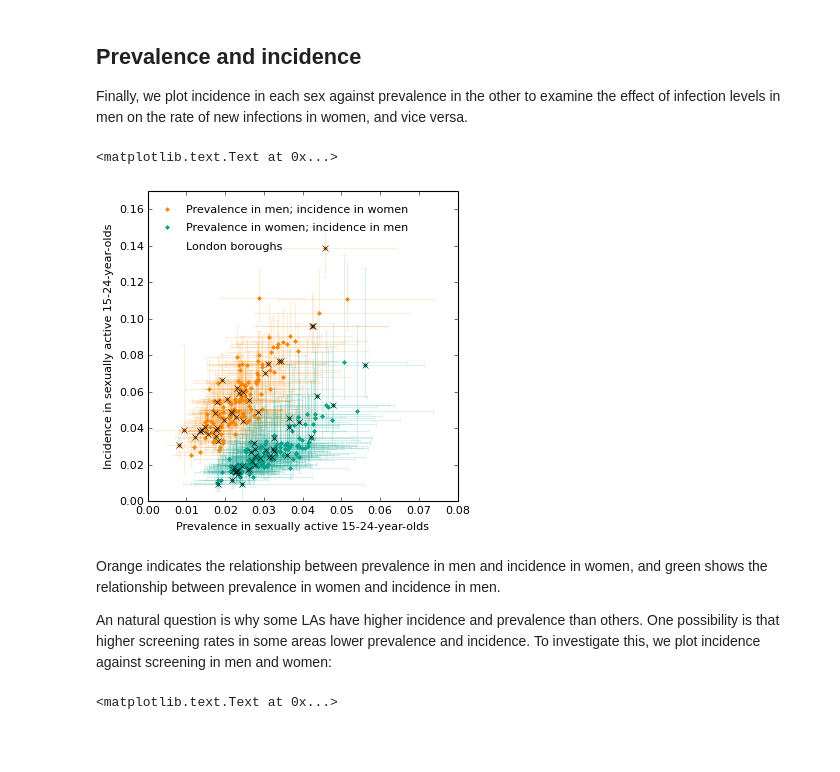
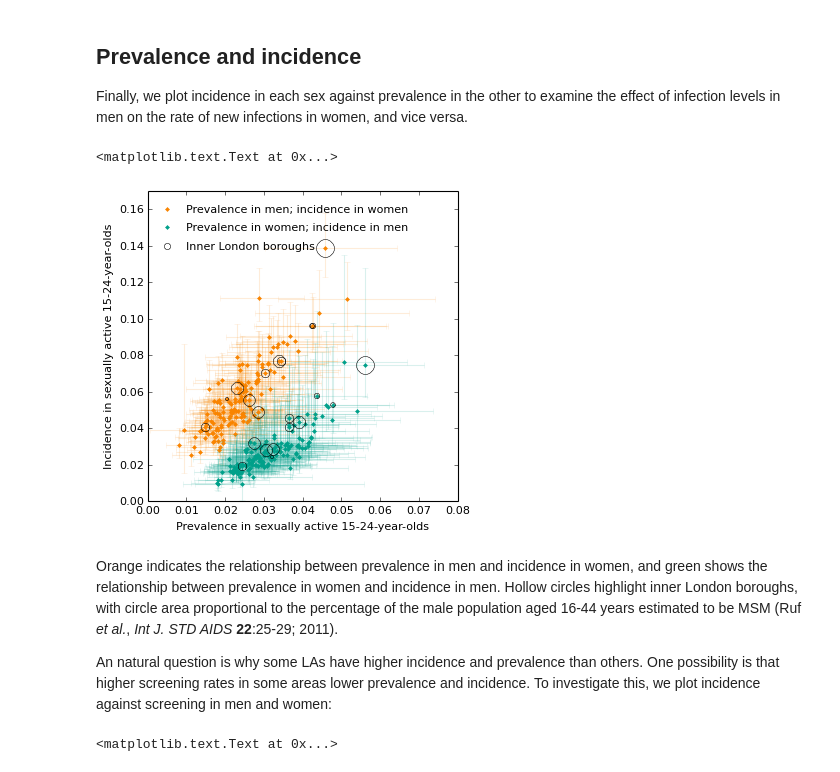
Before and after one commit to joanna-lewis/ct_surveillance, a Jupyter notebook: local_authorities/local_authorities.ipynb, the cells around one changed output. Saved outputs shown, nothing was run; the diff lists cells and outputs as text; code cells hidden in the pictures; blank space fills up the shorter version.

Commit message:
Added markers for proportion MSM in inner London boroughs to incidence/prevalence plot.

```diff
--- a/local_authorities/local_authorities.ipynb
+++ b/local_authorities/local_authorities.ipynb
@@ -882,37 +882,52 @@ Finally, we plot incidence in each sex against prevalence in the other to examin
 # %%
 # Figure 10
 #plt.rc("savefig", dpi=2300) # for high-resolution version
 plt.rc("savefig", dpi=80)
 
 fig = plt.figure(figsize = (5,5), dpi=2300)
 ax1 = fig.add_subplot(111)
 
 # add to plot
 ax1.plot(percentile(prev_m_la, 50, 0), percentile(inc_f_la, 50, 0), '.', color='#F98400')
 ax1.plot(percentile(prev_f_la, 50, 0), percentile(inc_m_la, 50, 0), '.', color='#00A08A')
 plt_ppc(ax1, prev_m_la, inc_f_la, 0, 95, '#F98400', alpha=0.15)
 plt_ppc(ax1, prev_f_la, inc_m_la, 0, 95, '#00A08A', alpha=0.15)
 
-interest = where((alldata.phec == 'London'))
-ax1.plot(percentile(prev_m_la[:,interest], 50, 0)[0], percentile(inc_f_la[:,interest], 50, 0)[0],'xk')
-ax1.plot(percentile(prev_f_la[:,interest], 50, 0)[0], percentile(inc_m_la[:,interest], 50, 0)[0],'xk')
+# add inner London boroughs
+inn_london_names = ['Lambeth', 'Southwark', 'Lewisham', 'Camden', 'Islington', 'Tower Hamlets',
+                    'Hackney', 'Haringey', 'Newham', 'Westminster' 'Kensington and Chelsea',
+                    'Hammersmith and Fulham', 'Wandsworth']
+inn_london_prop_msm = [15.6, 11.1, 4.9, 11.2, 10.8, 7.7, 7.6, 4.3, 2.9, 9.8, 10.7, 7.5, 4.2]
+for i in xrange(len(inn_london_names)):
+        interest = where((alldata.la == inn_london_names[i]))
+        ax1.plot(percentile(prev_m_la[:,interest], 50, 0)[0],
+                 percentile(inc_f_la[:,interest], 50, 0)[0],
+                 'o', markerfacecolor='None', c='k',
+                 markersize = inn_london_prop_msm[i]
+                 )
+        ax1.plot(percentile(prev_f_la[:,interest], 50, 0)[0],
+                 percentile(inc_m_la[:,interest], 50, 0)[0],
+                 'o', markerfacecolor='None', c='k',
+                 markersize = inn_london_prop_msm[i]
+                 )
+
 
 ax1.set_xlim([0,0.08]); ax1.set_ylim([0,0.17])
 
 ax1.set_xlabel('Prevalence in sexually active 15-24-year-olds');
 ax1.set_ylabel('Incidence in sexually active 15-24-year-olds');
 
 ax1.plot(0.005, 0.16, '.', c='#F98400')
 ax1.text(0.01, 0.16, 'Prevalence in men; incidence in women', va='center')
 ax1.plot(0.005, 0.15, '.', c='#00A08A')
 ax1.text(0.01, 0.15, 'Prevalence in women; incidence in men', va='center')
-# ax1.plot(0.005, 0.14, 'x', c='k') # this line can be used to add 'x' markers for the London Boroughs
-ax1.text(0.01, 0.14, 'London boroughs', va='center')
+ax1.plot(0.005, 0.14, 'o', markerfacecolor='None', c='k') # this line can be used to add 'x' markers for the London Boroughs
+ax1.text(0.01, 0.14, 'Inner London boroughs', va='center')
 # %% [output]
 <matplotlib.text.Text at 0x...>
-[figure, old version]
+[figure, new version]
 # %% [markdown]
-Orange indicates the relationship between prevalence in men and incidence in women, and green shows the relationship between prevalence in women and incidence in men.
+Orange indicates the relationship between prevalence in men and incidence in women, and green shows the relationship between prevalence in women and incidence in men. Hollow circles highlight inner London boroughs, with circle area proportional to the percentage of the male population aged 16-44 years estimated to be MSM (Ruf _et al._, _Int J. STD AIDS_ **22**:25-29; 2011).
 
 An natural question is why some LAs have higher incidence and prevalence than others. One possibility is that higher screening rates in some areas lower prevalence and incidence. To investigate this, we plot incidence against screening in men and women:
 # %%
```
Also changed, not shown: 7 other files.
